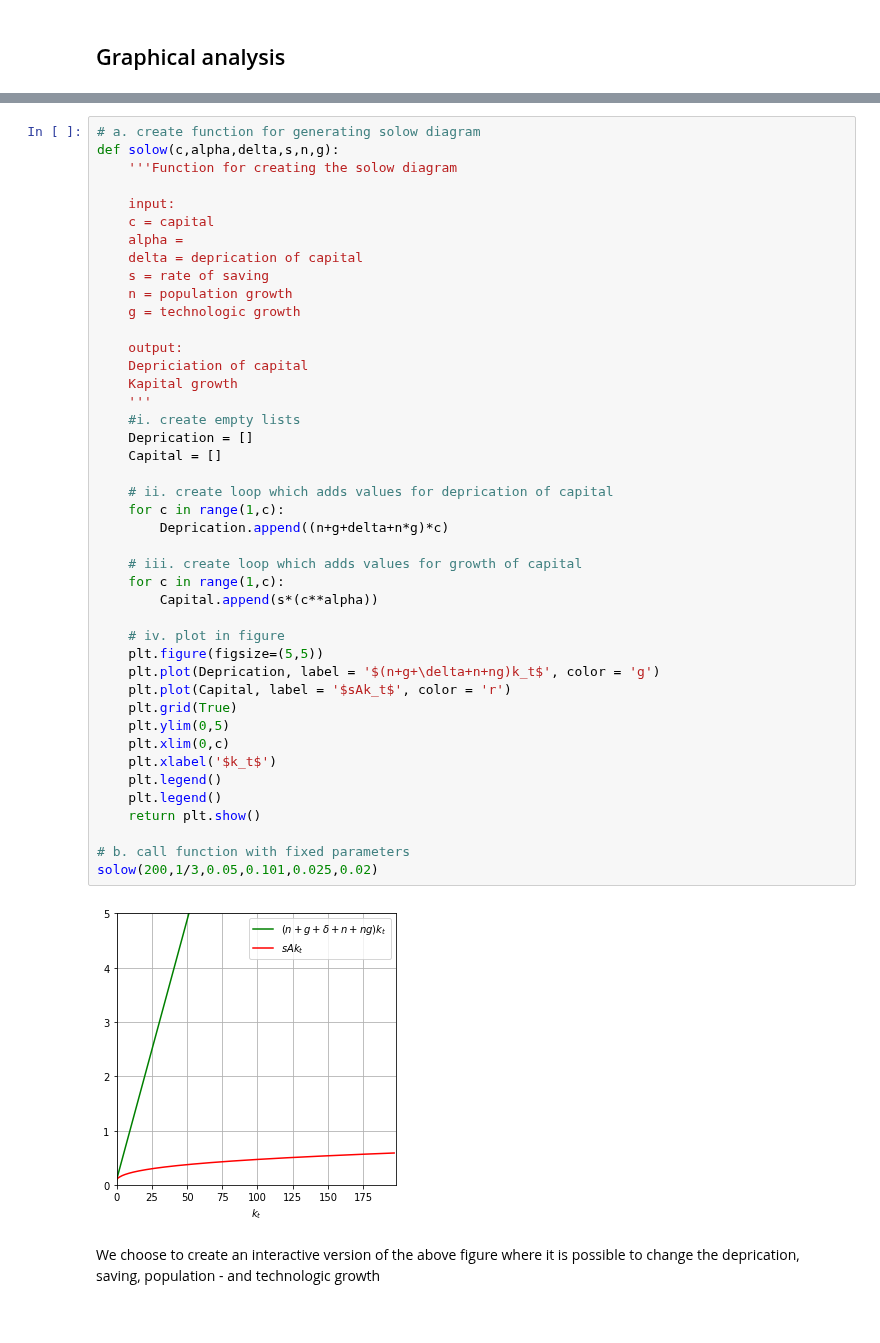
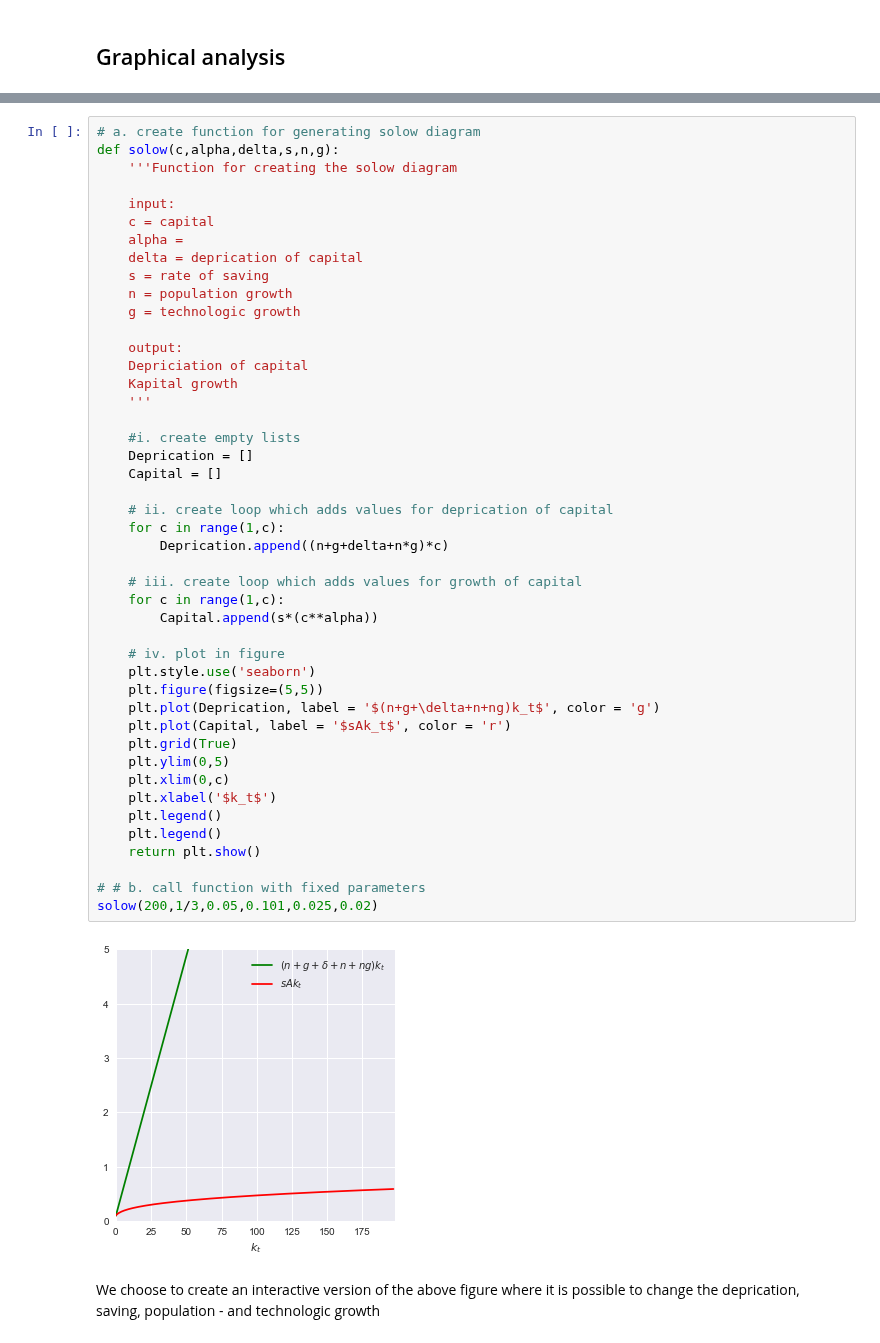
Before and after one commit to NumEconCopenhagen/projects-2020-jop, a Jupyter notebook: modelproject/modelproject.ipynb, the cells around one changed output, grey strips where cells are left out. Cells and saved outputs as stored; diff of their text form.

```diff
--- a/modelproject/modelproject.ipynb
+++ b/modelproject/modelproject.ipynb
@@ -73,35 +75,37 @@ def solow(c,alpha,delta,s,n,g):
     output:
     Depriciation of capital
     Kapital growth
     '''
+
     #i. create empty lists
     Deprication = []
     Capital = []
 
     # ii. create loop which adds values for deprication of capital
     for c in range(1,c):
         Deprication.append((n+g+delta+n*g)*c)
 
     # iii. create loop which adds values for growth of capital
     for c in range(1,c):
         Capital.append(s*(c**alpha))
 
     # iv. plot in figure
+    plt.style.use('seaborn')
     plt.figure(figsize=(5,5))
     plt.plot(Deprication, label = '$(n+g+\delta+n+ng)k_t$', color = 'g')
     plt.plot(Capital, label = '$sAk_t$', color = 'r')
     plt.grid(True)
     plt.ylim(0,5)
     plt.xlim(0,c)
     plt.xlabel('$k_t$')
     plt.legend()
     plt.legend()
     return plt.show()
 
-# b. call function with fixed parameters
+# # b. call function with fixed parameters
 solow(200,1/3,0.05,0.101,0.025,0.02)
 # %% [output]
-[figure, old version]
+[figure, new version]
 # %% [markdown]
 We choose to create an interactive version of the above figure where it is possible to change the deprication, saving, population - and technologic growth
 # %%
```
Also changed, not shown: parts of 37 cells of this notebook.
